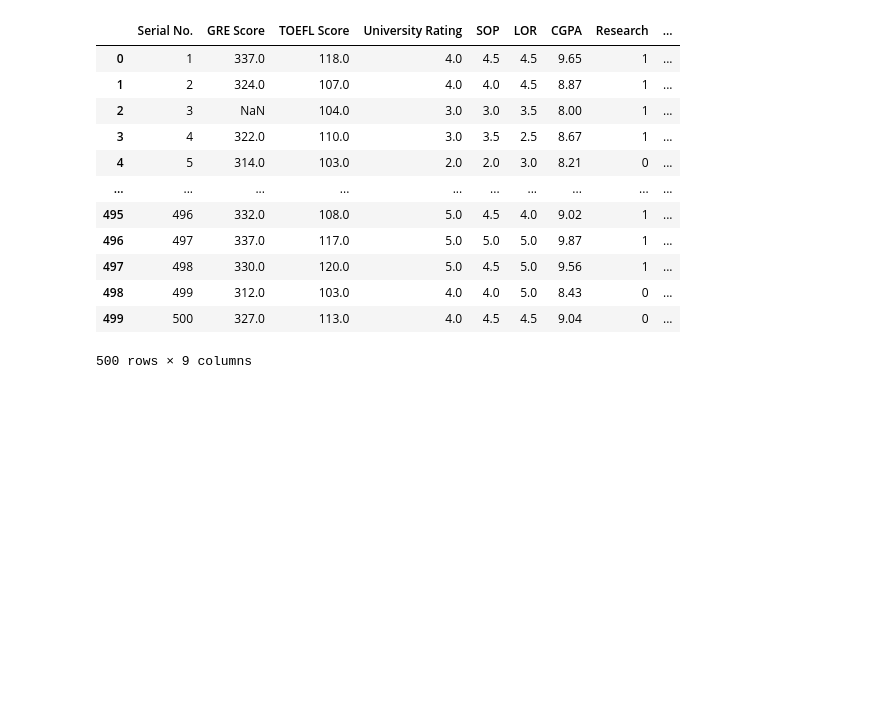
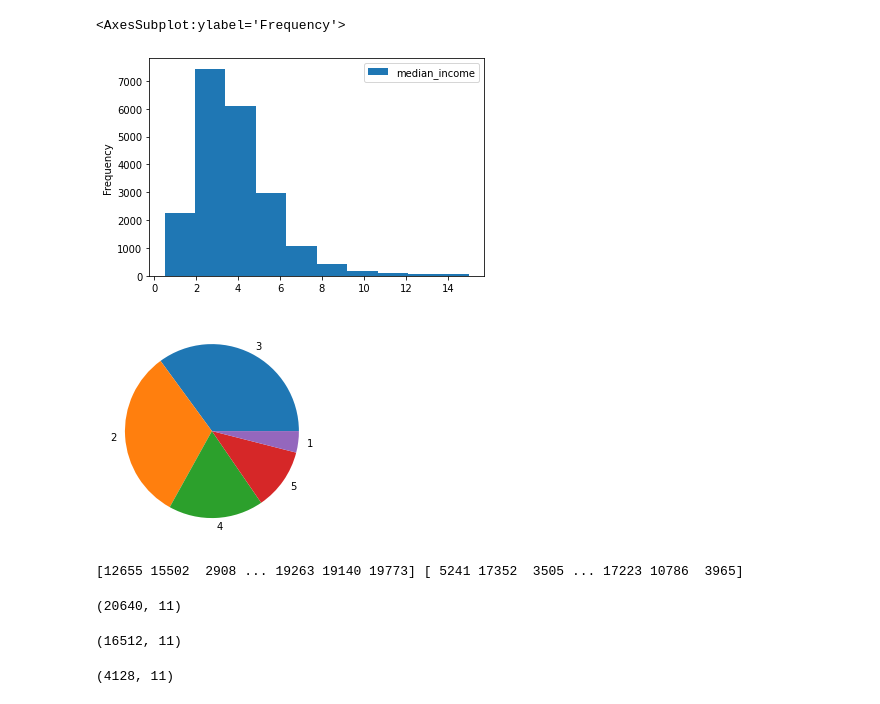
Before and after one commit to DeepakRautella/machinelearning_project, a Jupyter notebook: notebook/example2.ipynb, the cells around one changed output. Cells and saved outputs as stored; diff of their text form; code cells hidden in the pictures; blank space fills up the shorter version.

```diff
--- a/notebook/example2.ipynb
+++ b/notebook/example2.ipynb
@@ -84,16 +19,3 @@ df=pd.read_csv("B:\Python_projects\python_jupyter\Admission_Prediction.csv")
-# %%
-df
-# %% [output]
-|  | Serial No. | GRE Score | TOEFL Score | University Rating | SOP | LOR | CGPA | Research | ... |
-| 0 | 1 | 337.0 | 118.0 | 4.0 | 4.5 | 4.5 | 9.65 | 1 | ... |
-| 1 | 2 | 324.0 | 107.0 | 4.0 | 4.0 | 4.5 | 8.87 | 1 | ... |
-| 2 | 3 | NaN | 104.0 | 3.0 | 3.0 | 3.5 | 8.00 | 1 | ... |
-| 3 | 4 | 322.0 | 110.0 | 3.0 | 3.5 | 2.5 | 8.67 | 1 | ... |
-| 4 | 5 | 314.0 | 103.0 | 2.0 | 2.0 | 3.0 | 8.21 | 0 | ... |
-| ... | ... | ... | ... | ... | ... | ... | ... | ... | ... |
-| 495 | 496 | 332.0 | 108.0 | 5.0 | 4.5 | 4.0 | 9.02 | 1 | ... |
-| 496 | 497 | 337.0 | 117.0 | 5.0 | 5.0 | 5.0 | 9.87 | 1 | ... |
-| 497 | 498 | 330.0 | 120.0 | 5.0 | 4.5 | 5.0 | 9.56 | 1 | ... |
-| 498 | 499 | 312.0 | 103.0 | 4.0 | 4.0 | 5.0 | 8.43 | 0 | ... |
-| 499 | 500 | 327.0 | 113.0 | 4.0 | 4.5 | 4.5 | 9.04 | 0 | ... |
-500 rows × 9 columns
+# %%
+csv_file_path=r"D:\Project\machine_learning_project\housing\artifact\data_ingestion\2022-06-26-11-58-02\raw_data\housing.csv"
+housing_data_frame=pd.read_csv(csv_file_path)
@@ -99,0 +24,5 @@ df
+# %%
+housing_data_frame[["median_income"]].plot(kind="hist")
+# %% [output]
+<AxesSubplot:ylabel='Frequency'>
+[figure, added]
@@ -99,0 +37,5 @@ df
+# %%
+plt.pie(housing_data_frame.income_cat.value_counts(),labels=housing_data_frame.income_cat.value_counts().index)
+plt.show()
+# %% [output]
+[figure, added]
@@ -99,0 +46,5 @@ df
+# %%
+for train_ix,test_ix in split.split(housing_data_frame, housing_data_frame["income_cat"]):
+    print(train_ix,test_ix)
+# %% [output]
+[12655 15502  2908 ... 19263 19140 19773] [ 5241 17352  3505 ... 17223 10786  3965]
@@ -99,0 +53,8 @@ df
+# %%
+housing_data_frame.shape
+# %% [output]
+(20640, 11)
+# %%
+train_df.shape
+# %% [output]
+(16512, 11)
@@ -99,0 +63,4 @@ df
+# %%
+test_df.shape
+# %% [output]
+(4128, 11)
```
Also changed, not shown: parts of 25 cells of this notebook, 12 other files.
